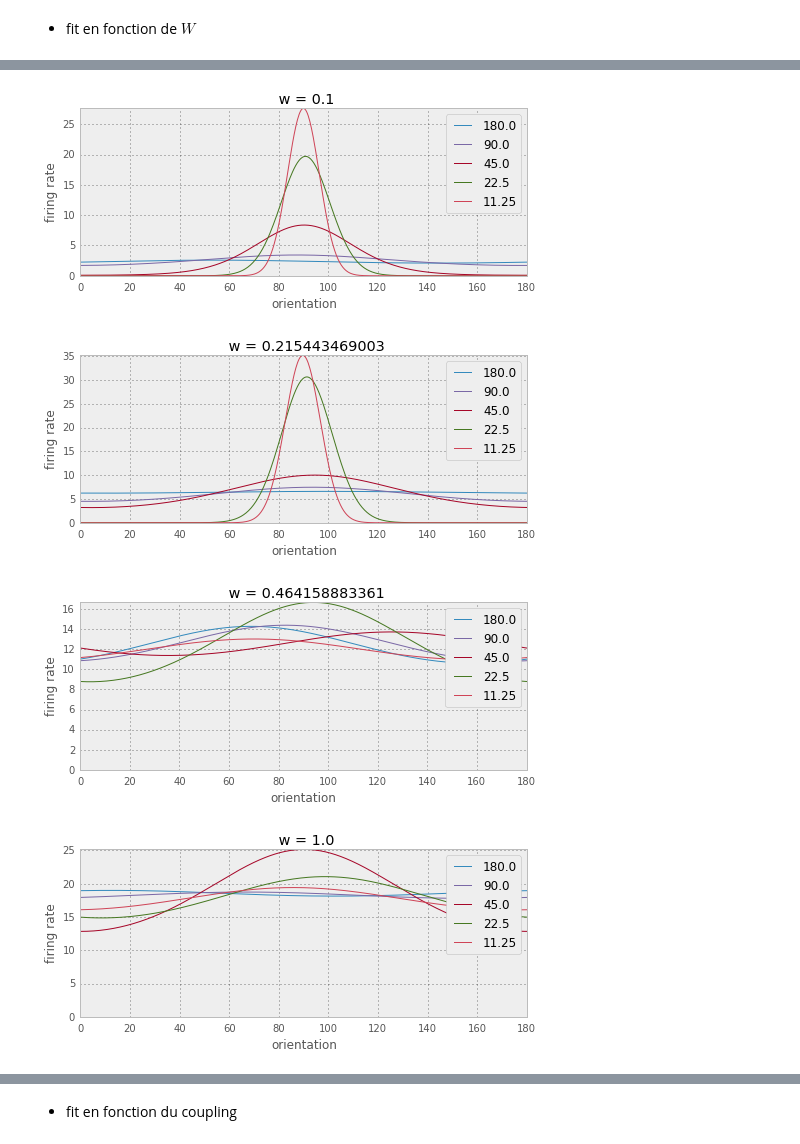
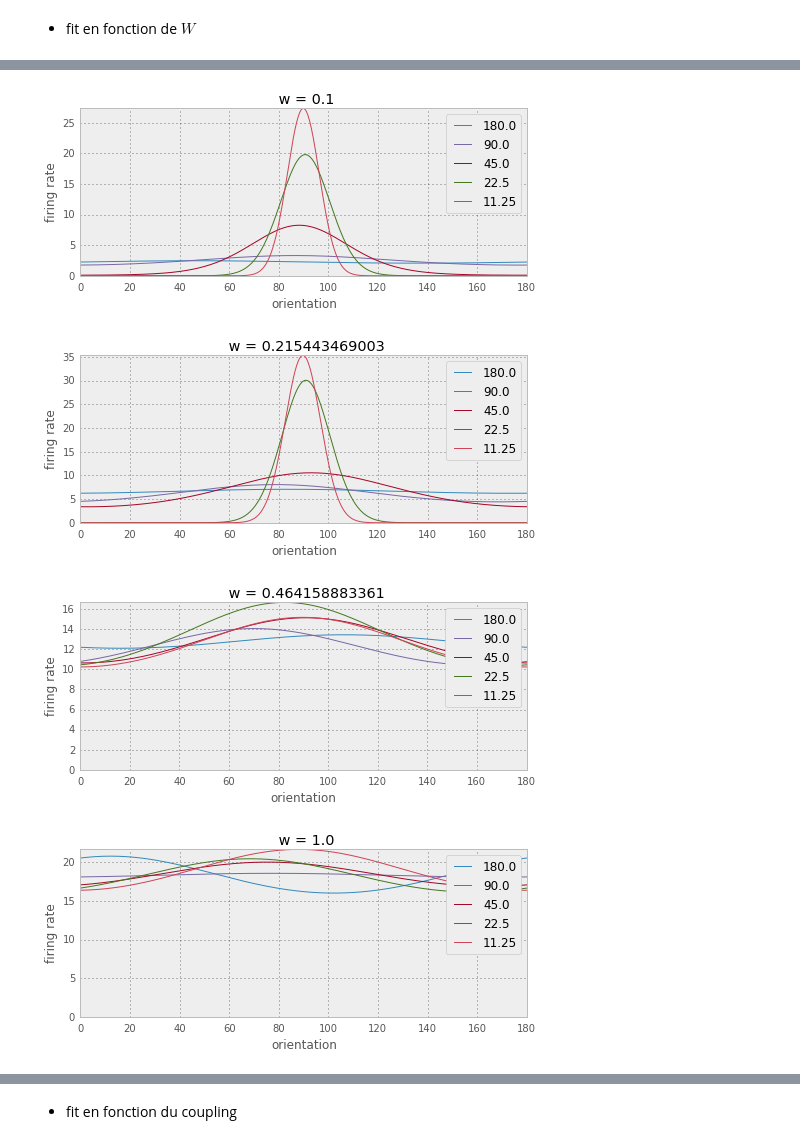
Before and after one commit to laurentperrinet/OBV1, a Jupyter notebook: notebooks/3.3.6_Ring recurrent_FittingResponse_SettingParameters.ipynb, the cells around one changed output, grey strips where cells are left out. Saved outputs shown, nothing was run; the diff lists cells and outputs as text; code cells hidden in the pictures.

```diff
--- a/notebooks/3.3.6_Ring recurrent_FittingResponse_SettingParameters.ipynb
+++ b/notebooks/3.3.6_Ring recurrent_FittingResponse_SettingParameters.ipynb
@@ -17,19 +18,8 @@ Pour démontrer notre démarche, nous allons maintenant appliquer des entrées s
 Pour cela, nous simulons le ring récurrent avec différentes entrées, des distributions d'orientation ayant différentes largeurs de bande. Nous mesurons le taux de décharge moyen de la population excitatrice et nous ajustons ensuite ces taux de décharge par des distributions de Von Mises. Nous repétons alors ces opérations pour différentes combinaisons du tuning, du poids global $W$ et du coupling $g$.
 # %%
 time = 100
-net = RRNN(time=time)
-w, g, w_in =net.w, net.g, net.w_in
-def rec_net(time=time, w=w, g=g,
-            b_input=40, b_exc_inh=50, b_exc_exc=4, b_inh_exc=50, b_inh_inh=4):
-    net = RRNN(time=time, g=g, w=w, c=1)
-    net.sim_params['b_input'] = b_input
-    net.sim_params['b_exc_inh'] = b_exc_inh
-    net.sim_params['b_exc_exc'] = b_exc_exc
-    net.sim_params['b_inh_exc'] = b_inh_exc
-    net.sim_params['b_inh_inh'] = b_inh_inh
-    return net
+net = RRNN(time=time, c=1, b_input=40)
 
-net = rec_net(time=time)
 df, spikesE, spikesI = net.model()
 
 theta, fr, result = net.fit_vonMises(spikesE)
@@ -50,16 +40,15 @@ plt.show()
 # %%
 net = RRNN()
 ws = net.w * np.logspace(-1, 1, 7)
-bw_values = 180*np.logspace(0, -4, 5, base=2)
+bws = 180*np.logspace(0, -4, 5, base=2)
 for w in ws:
     fig, ax = plt.subplots(figsize=(8,3))
-    for bw_value in bw_values:
-        net = rec_net(time=time, w=w, b_input=15, b_exc_inh=30, b_exc_exc=5, b_inh_exc=30, b_inh_inh=5 )
-        net.sim_params['b_input'] = bw_value
+    for bw in bws:
+        net = RRNN(time=time, w=w, b_input=bw, b_ei=30, b_ee=5, b_ie=30, b_ii=5)
         df, spikesE, spikesI = net.model()
         theta, fr, result = net.fit_vonMises(spikesE)
         #print(result.best_fit.mean(), result.best_fit.std())
-        ax.plot(theta*180/np.pi, result.best_fit, label=str(bw_value))
+        ax.plot(theta*180/np.pi, result.best_fit, label=str(bw))
 
     ax.set_title(' w = {}'.format(w))
     ax.set_xlabel('orientation')
@@ -79,19 +68,13 @@ for w in ws:
 # %%
 for w in ws:
-    bw_values = 180*np.logspace(0, -4, 5, base=2)
+    bws = 180*np.logspace(0, -4, 5, base=2)
     fig, ax = plt.subplots(figsize=(8,3))
-    for bw_value in bw_values:
-        net = RRNN(time=time, w=w, c=1)
-        net.sim_params['b_input'] = bw_value
-        net.sim_params['b_exc_inh'] = 30
-        net.sim_params['b_exc_exc'] = 5
-        net.sim_params['b_inh_exc'] = 30
-        net.sim_params['b_inh_inh'] = 5
-
+    for bw in bws:
+        net = RRNN(time=time, w=w, c=1, b_input=bw, b_ei=30, b_ee=5, b_ie=30, b_ii=5)
         df, spikesE, spikesI = net.model()
         theta, fr, result = net.fit_vonMises(spikesE)
         #print(result.best_fit.mean(), result.best_fit.std())
-        ax.plot(theta*180/np.pi, result.best_fit, label=str(bw_value))
+        ax.plot(theta*180/np.pi, result.best_fit, label=str(bw))
 
     ax.set_title(' w = {}'.format(w))
     ax.set_xlabel('orientation')
@@ -105,8 +88,8 @@ for w in ws:
 [figure]
 [figure]
 [figure]
-[figure, old version]
+[figure, new version]
-[figure, old version]
+[figure, new version]
-[figure, old version]
+[figure, new version]
 # %%
 for w in ws:
```
Also changed, not shown: parts of 8 cells of this notebook, 9 other files.
